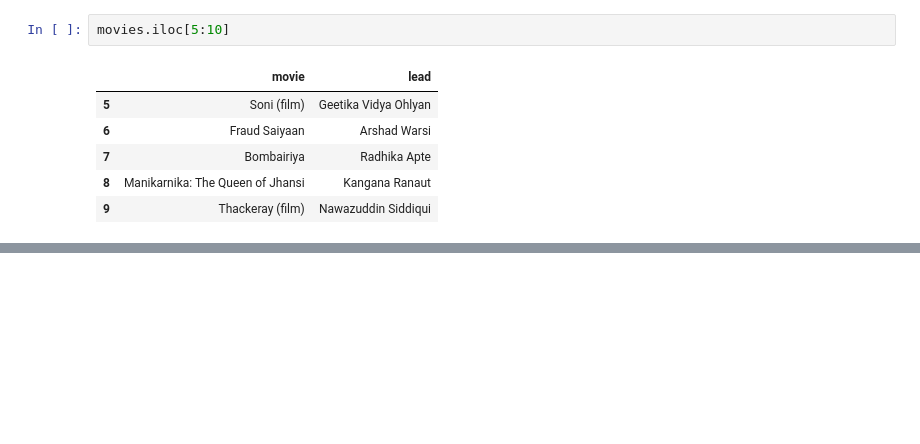
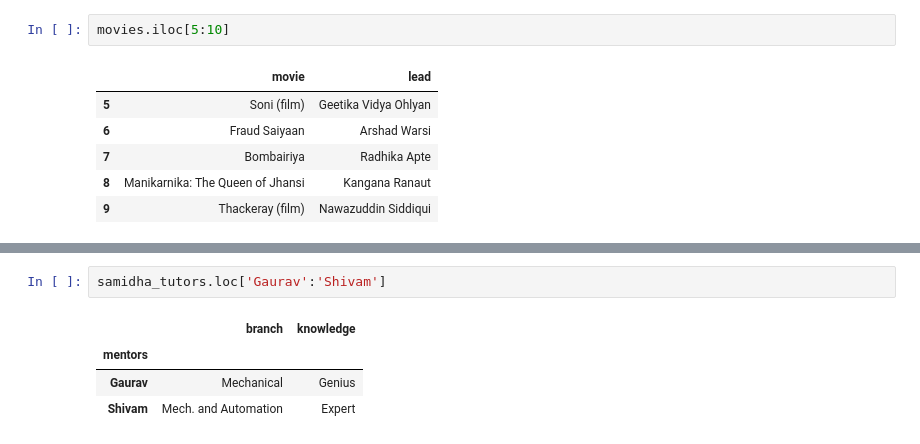
Before and after one commit to jhalucky/KPP-Keep-Practicing-Python, a Jupyter notebook: pandas/working.ipynb, the cells around one changed output, grey strips where cells are left out. Saved outputs shown, nothing was run; the diff lists cells and outputs as text; blank space fills up the shorter version.

```diff
--- a/pandas/working.ipynb
+++ b/pandas/working.ipynb
@@ -299,0 +322,7 @@ movies.iloc[5:10]
+# %%
+samidha_tutors.loc['Gaurav':'Shivam']
+# %% [output]
+|  | branch | knowledge |
+| mentors |  |  |
+| Gaurav | Mechanical | Genius |
+| Shivam | Mech. and Automation | Expert |
```
Also changed, not shown: parts of 3 cells of this notebook.
